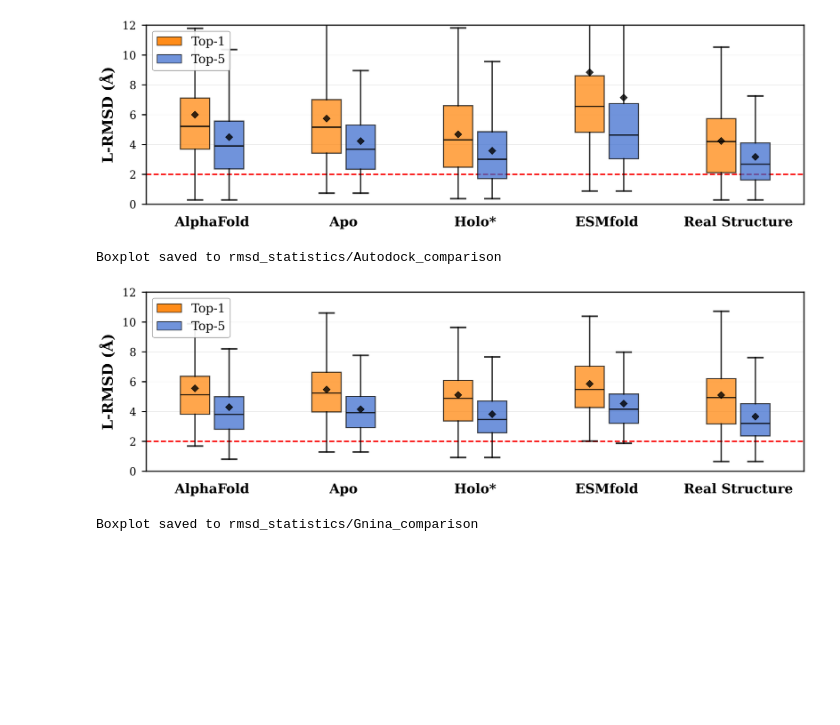
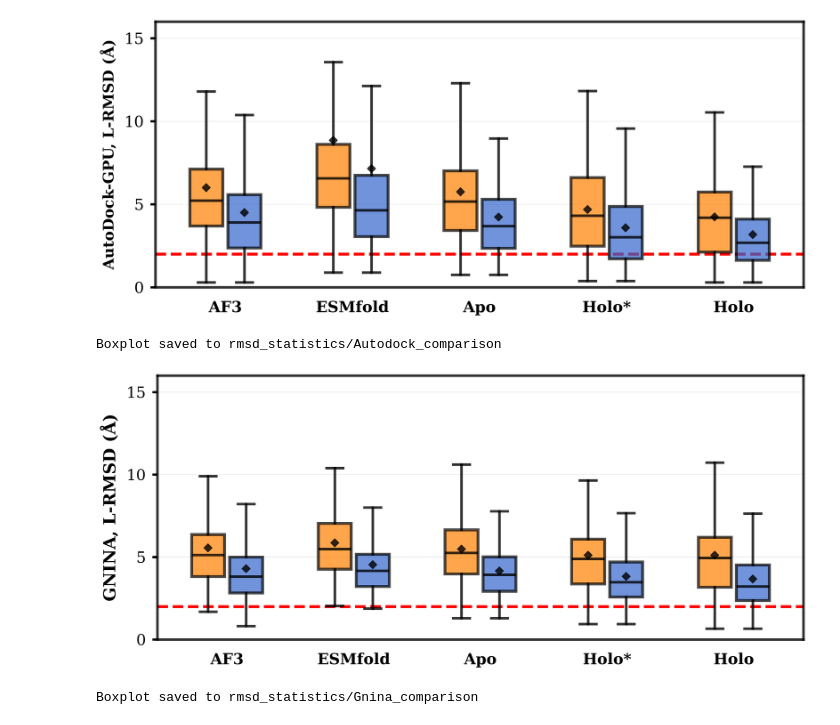
Before and after one commit to hf1s/CoFD-Bench, a Jupyter notebook: RMSD_plot.ipynb, the cells around one changed output. Drawn from its saved outputs; the diff is of its cells as text; code cells hidden in the pictures; blank space fills up the shorter version.

```diff
--- a/RMSD_plot.ipynb
+++ b/RMSD_plot.ipynb
@@ -38,10 +43,12 @@ GNINA                5poses     6.19% 4.29
 # %%
+from plot import *
+csv_file = "pdb_benchmark_RMSD.csv"
 methods_Schrodinger = {
-    "AlphaFold": ['CovDock_1pose_RMSD_AlphaFold', 'CovDock_5pose_RMSD_AlphaFold'],
+    "AF3": ['CovDock_1pose_RMSD_AlphaFold', 'CovDock_5pose_RMSD_AlphaFold'],
+    "ESMfold": ['CovDock_1pose_RMSD_ESMFold', 'CovDock_5pose_RMSD_ESMFold'],
     "Apo": ['CovDock_1pose_RMSD_Apo', 'CovDock_5pose_RMSD_Apo'],
     "Holo*": ['CovDock_1pose_RMSD_Holo', 'CovDock_5pose_RMSD_Holo'],
-    "ESMfold": ['CovDock_1pose_RMSD_ESMFold', 'CovDock_5pose_RMSD_ESMFold'],
-    "Real Structure": ['CovDock_1pose_RMSD', 'CovDock_5pose_RMSD']
+    "Holo": ['CovDock_1pose_RMSD', 'CovDock_5pose_RMSD']
 }
 
 # 创建输出目录
@@ -54,6 +61,7 @@ results = analyze_rmsd_statistics_(
     methods=methods_Schrodinger,
     output_dir=output_dir,
     rmsd_threshold=2,
-    fig_size=(18, 6),
+    title = 'CovDock',
+    fig_size=(16, 8),
 )
 # %% [output]
@@ -61,35 +69,36 @@ results = analyze_rmsd_statistics_(
 Boxplot saved to rmsd_statistics/Schrodinger_comparison
 # %%
 methods_Autodock = {
-    "AlphaFold": ['AutoDock_1pose_RMSD_AlphaFold', 'AutoDock_5pose_RMSD_AlphaFold'],
+    "AF3": ['AutoDock_1pose_RMSD_AlphaFold', 'AutoDock_5pose_RMSD_AlphaFold'],
+    "ESMfold": ['AutoDock_1pose_RMSD_ESMFold', 'AutoDock_5pose_RMSD_ESMFold'],
     "Apo": ['AutoDock_1pose_RMSD_Apo', 'AutoDock_5pose_RMSD_Apo'],
     "Holo*": ['AutoDock_1pose_RMSD_Holo', 'AutoDock_5pose_RMSD_Holo'],
-    "ESMfold": ['AutoDock_1pose_RMSD_ESMFold', 'AutoDock_5pose_RMSD_ESMFold'],
-    "Real Structure": ['AutoDock_1pose_RMSD', 'AutoDock_5pose_RMSD'],
+    "Holo": ['AutoDock_1pose_RMSD', 'AutoDock_5pose_RMSD'],
 }
 
 # 创建输出目录
 # 创建输出目录
 output_dir = "rmsd_statistics/Autodock_comparison"
 
 # 运行分析
 results = analyze_rmsd_statistics_(
     csv_file=csv_file,
     methods=methods_Autodock,
     output_dir=output_dir,
     rmsd_threshold=2,
-    fig_size=(18, 6),
+    title = 'AutoDock-GPU',
+    fig_size=(16, 8),
 )
 # %% [output]
-[figure, old version]
+[figure, new version]
 Boxplot saved to rmsd_statistics/Autodock_comparison
 # %%
 methods_Gnina = {
-    "AlphaFold": ['GNINA_1pose_RMSD_AlphaFold', 'GNINA_5pose_RMSD_AlphaFold'],
+    "AF3": ['GNINA_1pose_RMSD_AlphaFold', 'GNINA_5pose_RMSD_AlphaFold'],
+    "ESMfold": ['GNINA_1pose_RMSD_ESMFold', 'GNINA_5pose_RMSD_ESMFold'],
     "Apo": ['GNINA_1pose_RMSD_Apo', 'GNINA_5pose_RMSD_Apo'],
     "Holo*": ['GNINA_1pose_RMSD_Holo', 'GNINA_5pose_RMSD_Holo'],
-    "ESMfold": ['GNINA_1pose_RMSD_ESMFold', 'GNINA_5pose_RMSD_ESMFold'],
-    "Real Structure": ['GNINA_1pose_RMSD', 'GNINA_5pose_RMSD'],
+    "Holo": ['GNINA_1pose_RMSD', 'GNINA_5pose_RMSD'],
 }
 
 # 创建输出目录
@@ -102,8 +111,9 @@ results = analyze_rmsd_statistics_(
     methods=methods_Gnina,
     output_dir=output_dir,
     rmsd_threshold=2,
-    fig_size=(18, 6),
+    title = 'GNINA',
+    fig_size=(16, 8),
 )
 # %% [output]
-[figure, old version]
+[figure, new version]
 Boxplot saved to rmsd_statistics/Gnina_comparison
```
Also changed, not shown: parts of 5 cells of this notebook.
